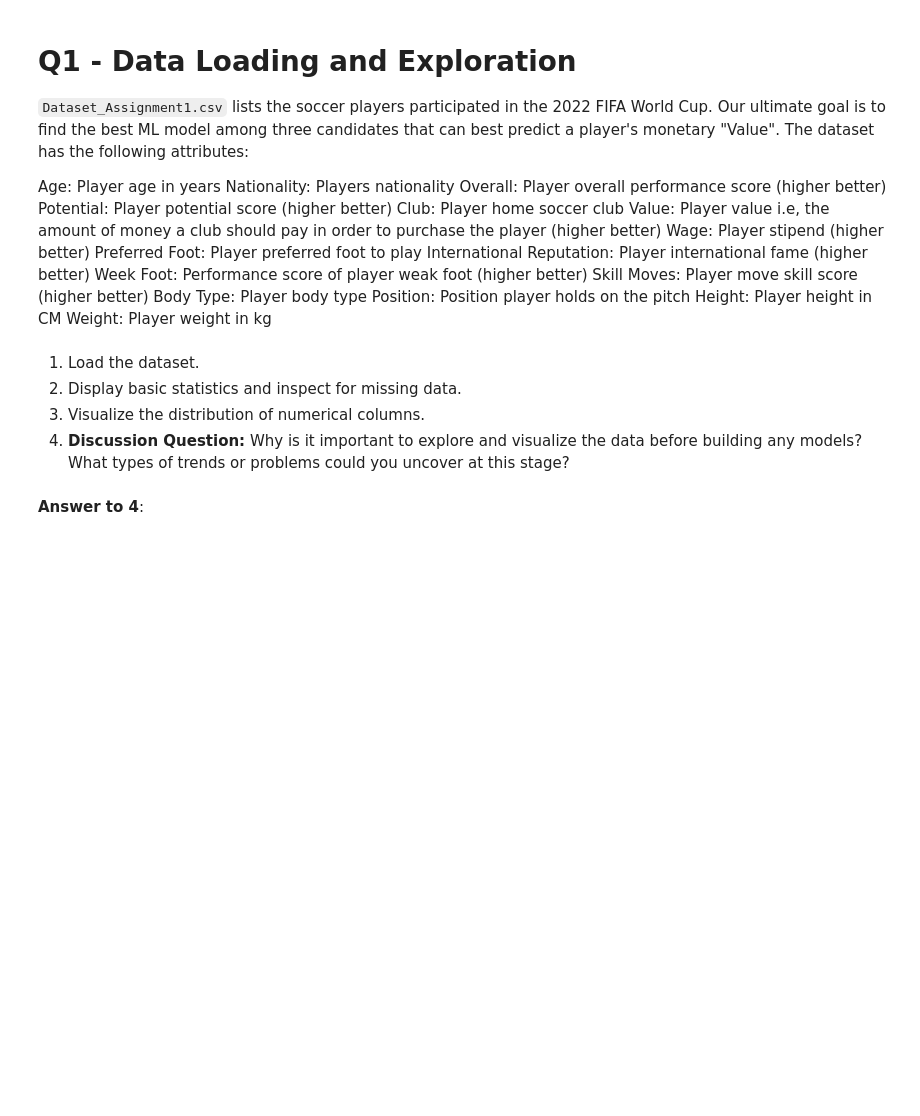
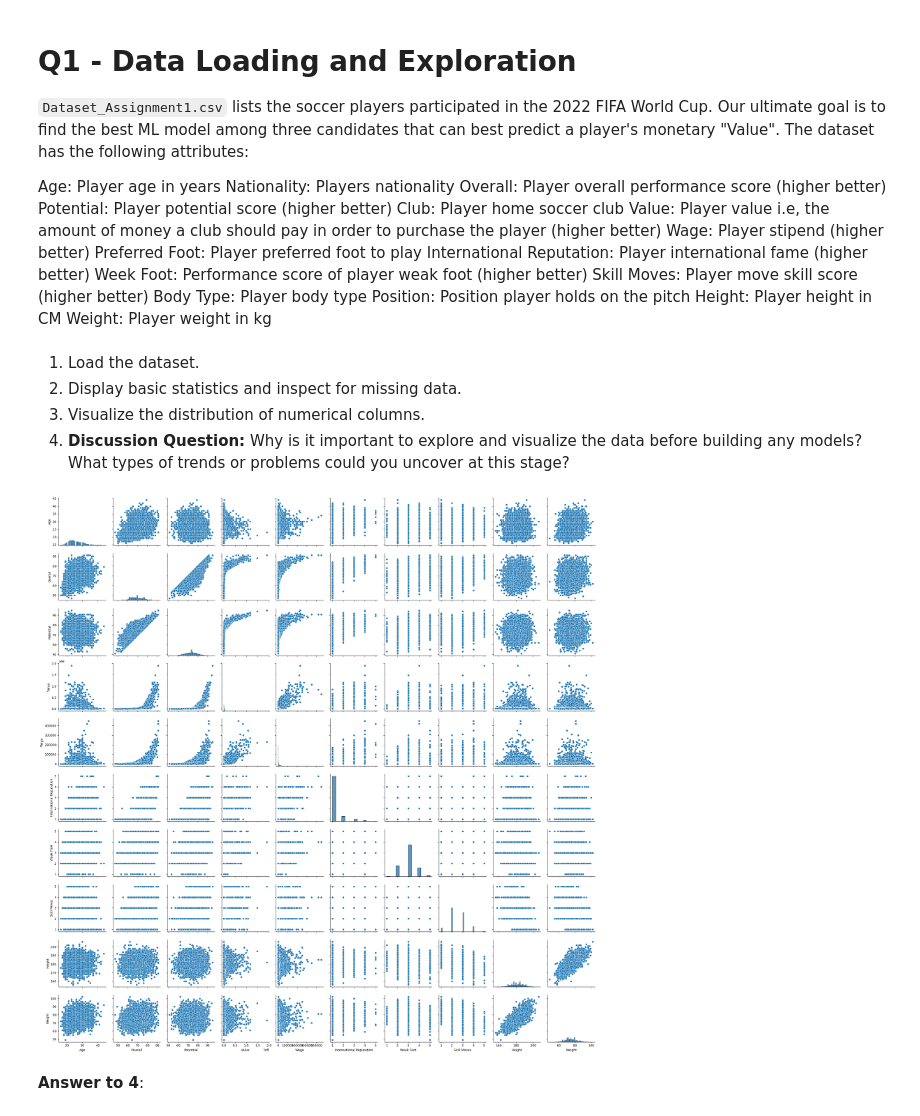
Before and after one commit to JanikThePanic/DATASCI3000-lab-assignments, a Jupyter notebook: Assignment 1/Assignment 1_Linear Regression.ipynb, the cells around one changed output. Drawn from its saved outputs; the diff is of its cells as text; code cells hidden in the pictures; blank space fills up the shorter version.

```diff
--- a/Assignment 1/Assignment 1_Linear Regression.ipynb
+++ b/Assignment 1/Assignment 1_Linear Regression.ipynb
@@ -45,6 +45,22 @@ Weight: Player weight in kg
 2. Display basic statistics and inspect for missing data.
 3. Visualize the distribution of numerical columns.
 4. **Discussion Question:** Why is it important to explore and visualize the data before building any models? What types of trends or problems could you uncover at this stage?
+# %%
+import pandas as pd
+import matplotlib.pyplot as plt
+import seaborn as sns
+
+# Load dataset
+dataset = pd.read_csv('Dataset_Assignment1.csv')
+dataset.head()
+
+# Exploratory Data Analysis (EDA)
+numericalColumns = ["Age", "Overall", "Potential", "Value", "Wage", "International Reputation", "Weak Foot", "Skill Moves", "Height", "Weight"]
+sns.pairplot(dataset[numericalColumns], size=2.5)
+plt.tight_layout()
+plt.show()
+# %% [output]
+[figure, added]
 # %% [markdown]
 **Answer to 4**:
 # %% [markdown]
```
